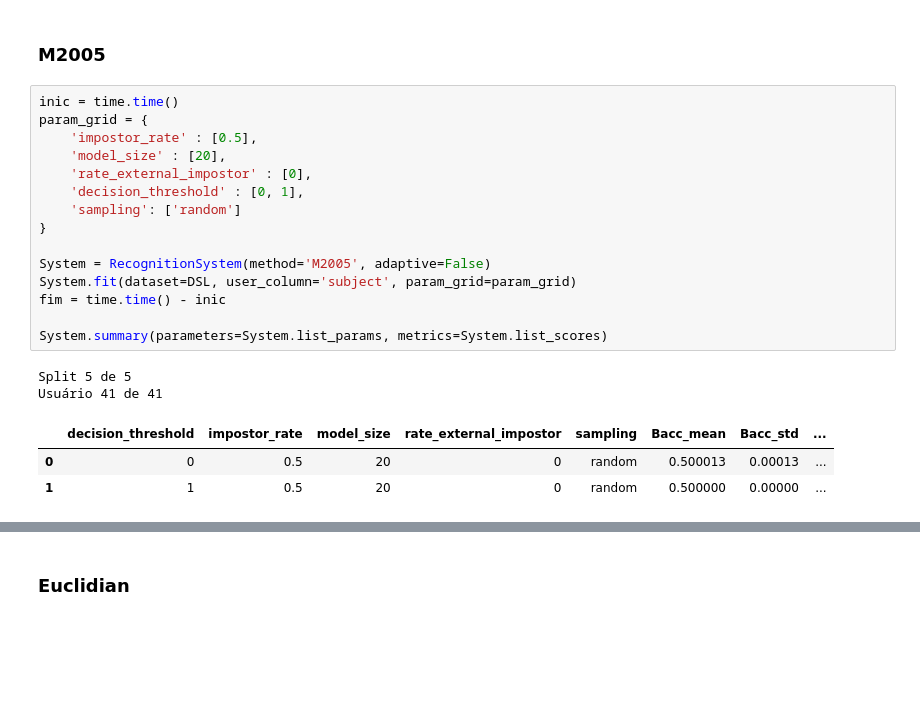
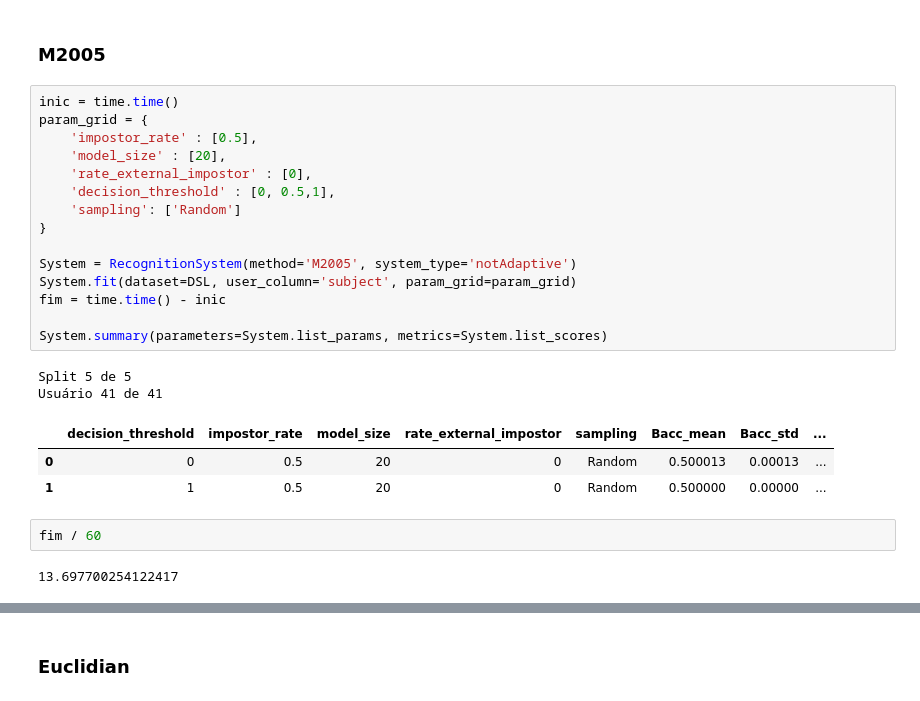
Before and after one commit to glauberiano/BiometricRecognitionSystemEvaluator, a Jupyter notebook: agenda de testes.ipynb, the cells around one changed output, grey strips where cells are left out. Saved outputs shown, nothing was run; the diff lists cells and outputs as text; blank space fills up the shorter version.

```diff
--- a/agenda de testes.ipynb
+++ b/agenda de testes.ipynb
@@ -37,21 +37,25 @@ from Biometrics import RecognitionSystem
 # %%
 inic = time.time()
 param_grid = {
     'impostor_rate' : [0.5],
     'model_size' : [20],
     'rate_external_impostor' : [0],
-    'decision_threshold' : [0, 1],
-    'sampling': ['random']
+    'decision_threshold' : [0, 0.5,1],
+    'sampling': ['Random']
 }
 
-System = RecognitionSystem(method='M2005', adaptive=False)
+System = RecognitionSystem(method='M2005', system_type='notAdaptive')
 System.fit(dataset=DSL, user_column='subject', param_grid=param_grid)
 fim = time.time() - inic
 
 System.summary(parameters=System.list_params, metrics=System.list_scores)
 # %% [output]
 Split 5 de 5
 Usuário 41 de 41
 |  | decision_threshold | impostor_rate | model_size | rate_external_impostor | sampling | Bacc_mean | Bacc_std | ... |
-| 0 | 0 | 0.5 | 20 | 0 | random | 0.500013 | 0.00013 | ... |
-| 1 | 1 | 0.5 | 20 | 0 | random | 0.500000 | 0.00000 | ... |
+| 0 | 0 | 0.5 | 20 | 0 | Random | 0.500013 | 0.00013 | ... |
+| 1 | 1 | 0.5 | 20 | 0 | Random | 0.500000 | 0.00000 | ... |
+# %%
+fim / 60
+# %% [output]
+13.697700254122417
```
Also changed, not shown: parts of 3 cells of this notebook, 3 other files.
